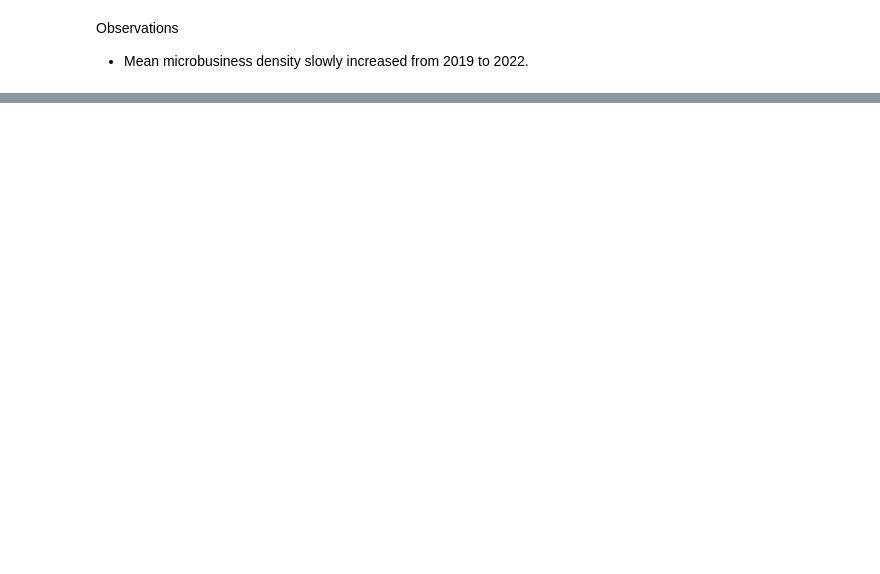
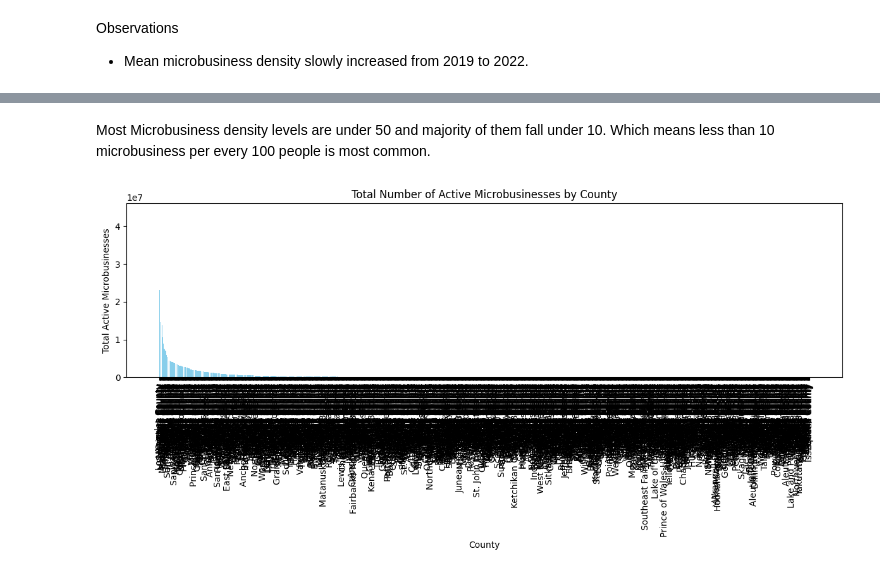
Before and after one commit to ZacharySoo01/I320D_AppliedML_Project, a Jupyter notebook: Microbusiness_Density_Forecasting.ipynb, the cells around one changed output, grey strips where cells are left out. Drawn from its saved outputs; the diff is of its cells as text; code cells hidden in the pictures; blank space fills up the shorter version.

```diff
--- a/Microbusiness_Density_Forecasting.ipynb
+++ b/Microbusiness_Density_Forecasting.ipynb
@@ -149,0 +217,22 @@ Observations
+# %% [markdown]
+Most Microbusiness density levels are under 50 and majority of them fall under 10. Which means less than 10 microbusiness per every 100 people is most common.
+# %%
+import matplotlib.pyplot as plt
+
+# Group by county and calculate the total number of active microbusinesses
+county_active_counts = train_df.groupby('county')['active'].sum().reset_index()
+
+# Sort the data by the total number of active microbusinesses
+county_active_counts = county_active_counts.sort_values(by='active', ascending=False)
+
+# Plot the bar plot
+plt.figure(figsize=(12, 6))
+plt.bar(county_active_counts['county'], county_active_counts['active'], color='skyblue')
+plt.title('Total Number of Active Microbusinesses by County')
+plt.xlabel('County')
+plt.ylabel('Total Active Microbusinesses')
+plt.xticks(rotation=90)  # Rotate x-axis labels for better readability
+plt.tight_layout()
+plt.show();
+# %% [output]
+[figure, added]
```
Also changed, not shown: parts of 11 cells of this notebook.
